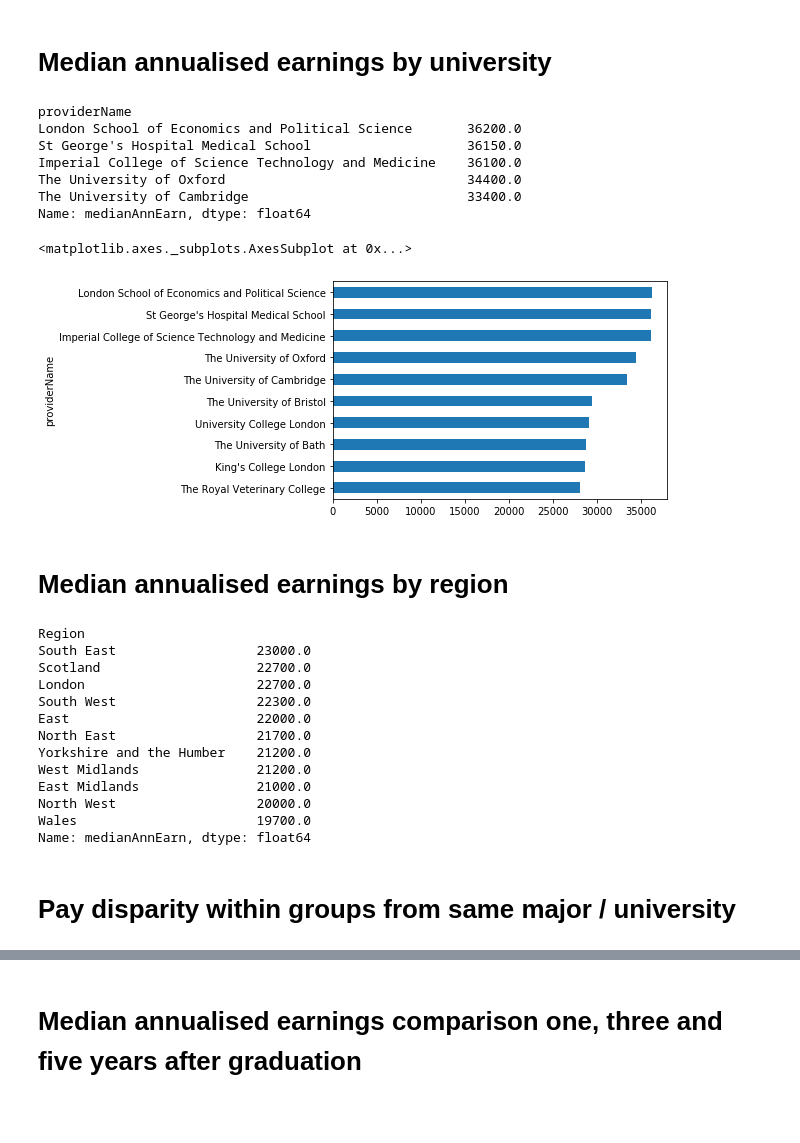
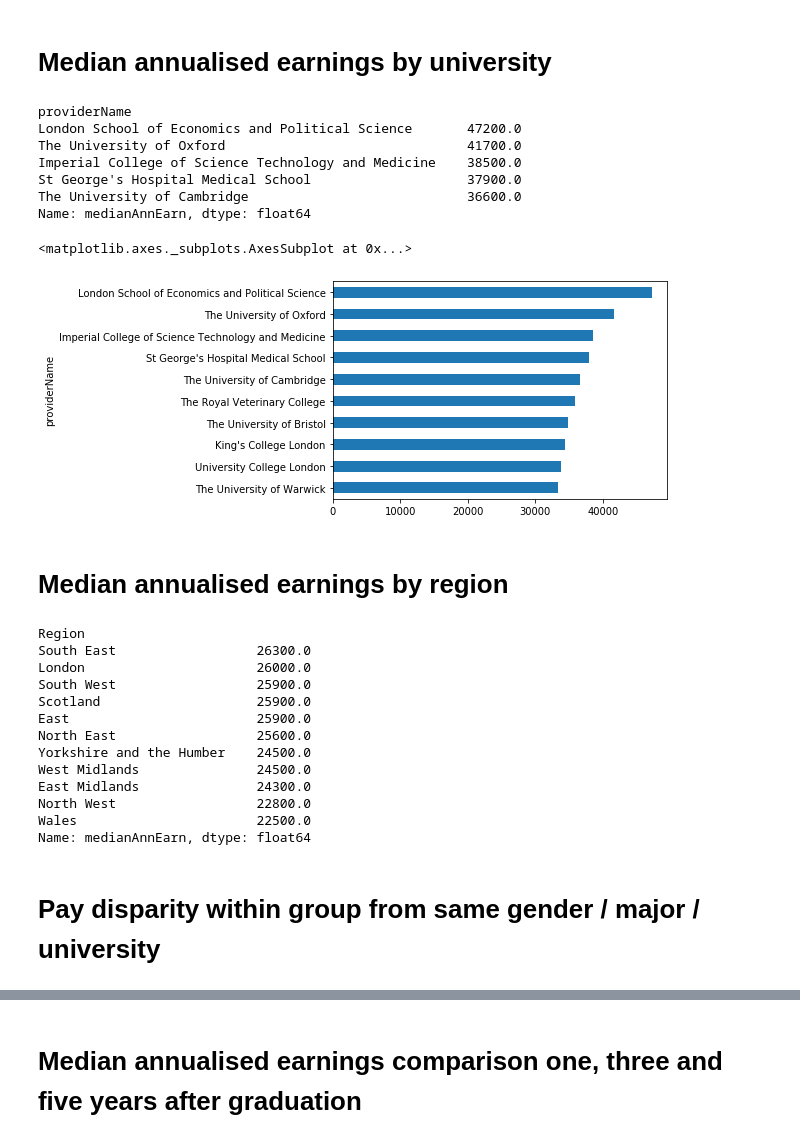
Before and after one commit to gracelinan/data-studio-projects, a Jupyter notebook: July 7-13/Project 1.ipynb, the cells around one changed output, grey strips where cells are left out. Drawn from its saved outputs; the diff is of its cells as text; code cells hidden in the pictures; blank space fills up the shorter version.

Commit message:
added growth over years

```diff
--- a/July 7-13/University graduate earnings.ipynb
+++ b/July 7-13/Project 1.ipynb
@@ -234,40 +210,40 @@ ax.xaxis.tick_top()
 # %% [markdown]
 # Median annualised earnings by university
 # %%
-df.groupby(by = 'providerName').medianAnnEarn.median().sort_values(ascending=False).head()
+df[df.yearsAfterGraduation == 5].groupby(by = 'providerName').medianAnnEarn.median().sort_values(ascending=False).head()
 # %% [output]
 providerName
-London School of Economics and Political Science       36200.0
-St George's Hospital Medical School                    36150.0
-Imperial College of Science Technology and Medicine    36100.0
-The University of Oxford                               34400.0
-The University of Cambridge                            33400.0
+London School of Economics and Political Science       47200.0
+The University of Oxford                               41700.0
+Imperial College of Science Technology and Medicine    38500.0
+St George's Hospital Medical School                    37900.0
+The University of Cambridge                            36600.0
 Name: medianAnnEarn, dtype: float64
 # %%
-df.groupby(by = 'providerName').medianAnnEarn.median().sort_values(ascending=False).head(10).sort_values().plot(kind='barh')
+df[df.yearsAfterGraduation == 5].groupby(by = 'providerName').medianAnnEarn.median().sort_values(ascending=False).head(10).sort_values().plot(kind='barh')
 # %% [output]
 <matplotlib.axes._subplots.AxesSubplot at 0x...>
-[figure, old version]
+[figure, new version]
 # %% [markdown]
 # Median annualised earnings by region
 # %%
-df.groupby(by = 'Region').medianAnnEarn.median().sort_values(ascending=False)
+df[df.yearsAfterGraduation == 5].groupby(by = 'Region').medianAnnEarn.median().sort_values(ascending=False)
 # %% [output]
 Region
-South East                  23000.0
-Scotland                    22700.0
-London                      22700.0
-South West                  22300.0
-East                        22000.0
-North East                  21700.0
-Yorkshire and the Humber    21200.0
-West Midlands               21200.0
-East Midlands               21000.0
-North West                  20000.0
-Wales                       19700.0
+South East                  26300.0
+London                      26000.0
+South West                  25900.0
+Scotland                    25900.0
+East                        25900.0
+North East                  25600.0
+Yorkshire and the Humber    24500.0
+West Midlands               24500.0
+East Midlands               24300.0
+North West                  22800.0
+Wales                       22500.0
 Name: medianAnnEarn, dtype: float64
 # %% [markdown]
-# Pay disparity within groups from same major / university
+# Pay disparity within group from same gender / major / university
 # %%
 df['disparity'] = df.upperAnnEarn - df.lowerAnnEarn
 # %%
```
Also changed, not shown: parts of 11 cells of this notebook.
